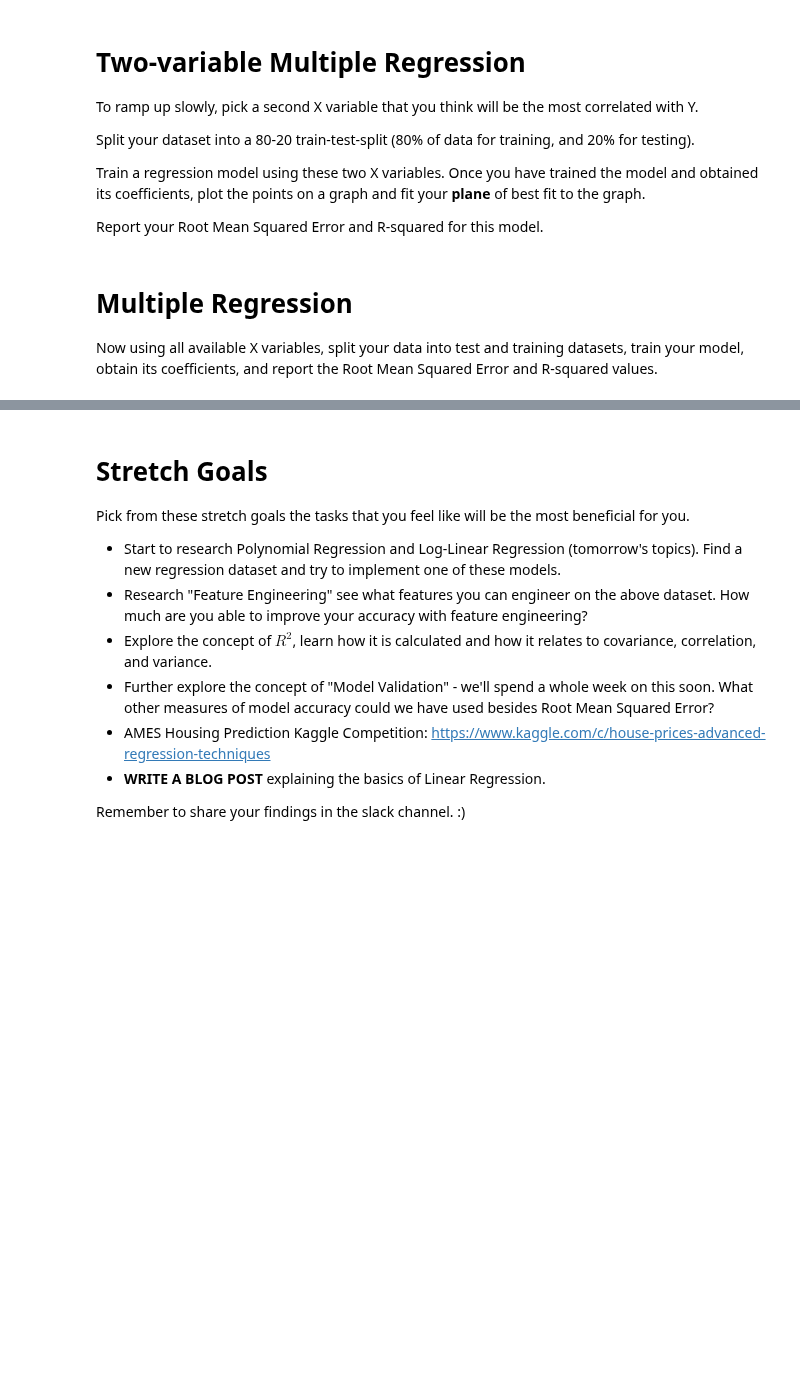
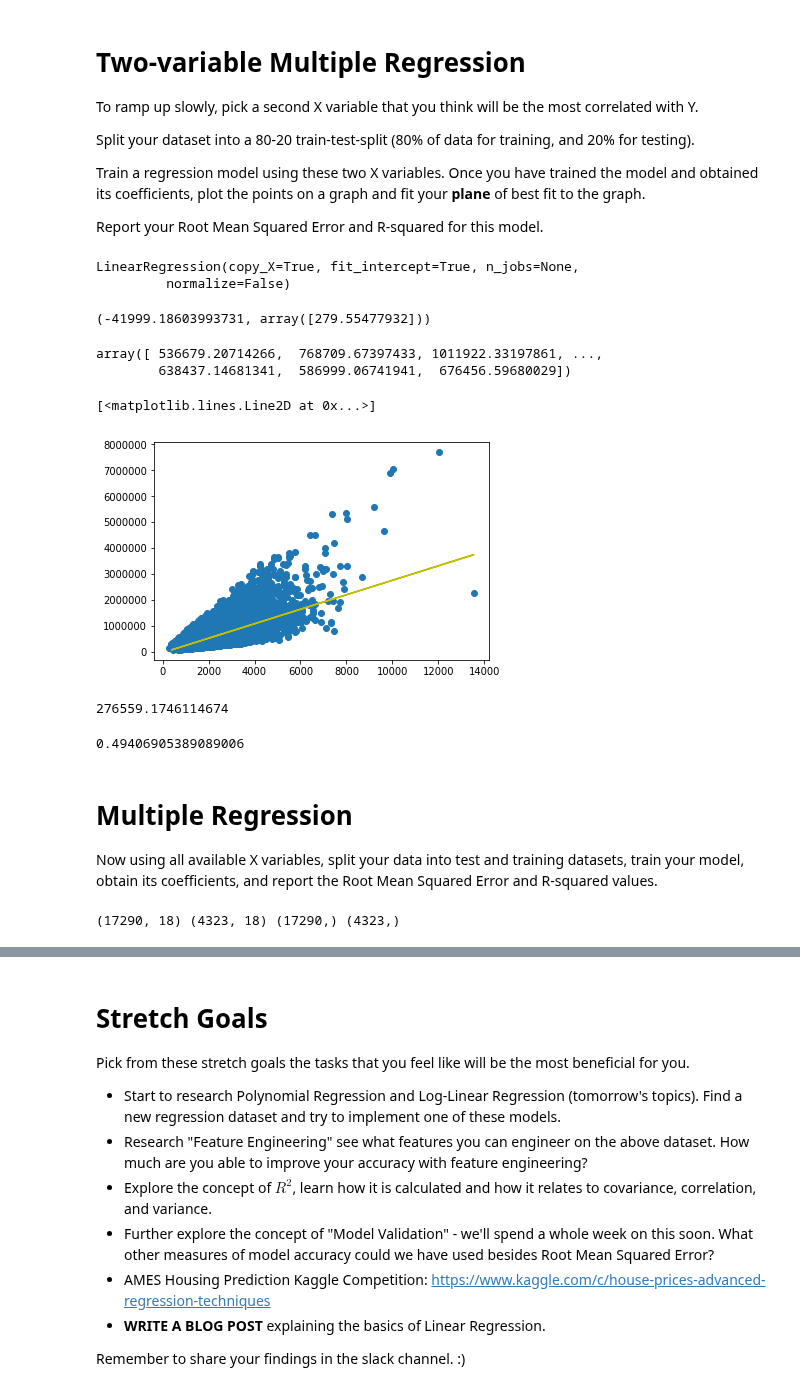
Before and after one commit to LambdaSchool/DS-Unit-2-Sprint-2-Regression, a Jupyter notebook: module1-ols-regression/linear-regression-assignment.ipynb, the cells around one changed output, grey strips where cells are left out. Drawn from its saved outputs; the diff is of its cells as text; code cells hidden in the pictures; blank space fills up the shorter version.

```diff
--- a/module1-ols-regression/linear-regression-assignment.ipynb
+++ b/module1-ols-regression/linear-regression-assignment.ipynb
@@ -103,6 +103,37 @@ Report your Root Mean Squared Error and R-squared for this model.
 X2 = df[['sqft_living']]
 y2 = df['price']
 X2_train, X2_test, y2_train, y2_test = train_test_split(X2, y2, train_size=.8, test_size=.2, random_state=42)
+# %%
+model2 = LinearRegression()
+model2.fit(X2_train, y2_train)
+# %% [output]
+LinearRegression(copy_X=True, fit_intercept=True, n_jobs=None,
+         normalize=False)
+# %%
+model2.intercept_, model2.coef_
+# %% [output]
+(-41999.18603993731, array([279.55477932]))
+# %%
+y2_pred = model2.predict(X2_test)
+y2_pred
+# %% [output]
+array([ 536679.20714266,  768709.67397433, 1011922.33197861, ...,
+        638437.14681341,  586999.06741941,  676456.59680029])
+# %%
+fig2, ax2 = plt.subplots()
+ax2.scatter(X2,y2)
+ax2.plot(X2_test,y2_pred,color='y')
+# %% [output]
+[<matplotlib.lines.Line2D at 0x...>]
+[figure, added]
+# %%
+np.sqrt(mean_squared_error(y2_test, y2_pred))
+# %% [output]
+276559.1746114674
+# %%
+r2_score(y_true=y2_test, y_pred=y2_pred)
+# %% [output]
+0.49406905389089006
 # %% [markdown]
 # Multiple Regression
 
@@ -111,0 +141,8 @@ Now using all available X variables, split your data into test and training data
+# %%
+X3 = df.drop(columns=['id','date','price'])
+y3 = df['price']
+
+X3_train, X3_test, y3_train, y3_test = train_test_split(X3, y3, train_size=.8, test_size=.2, random_state=42)
+print(X3_train.shape, X3_test.shape, y3_train.shape, y3_test.shape)
+# %% [output]
+(17290, 18) (4323, 18) (17290,) (4323,)
```
Also changed, not shown: parts of 6 cells of this notebook.
